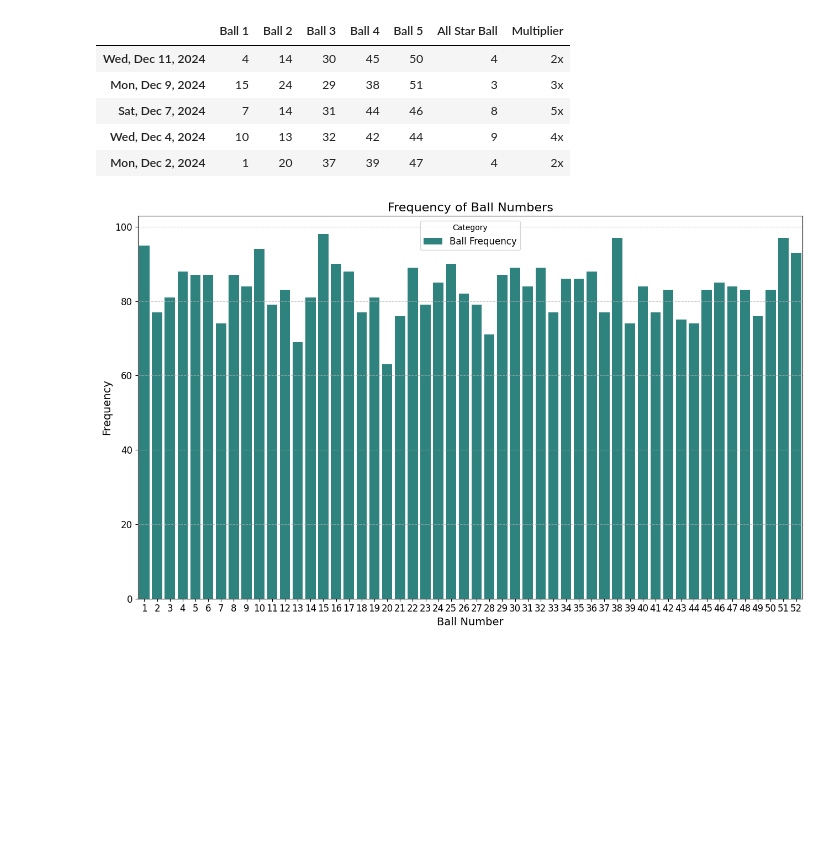
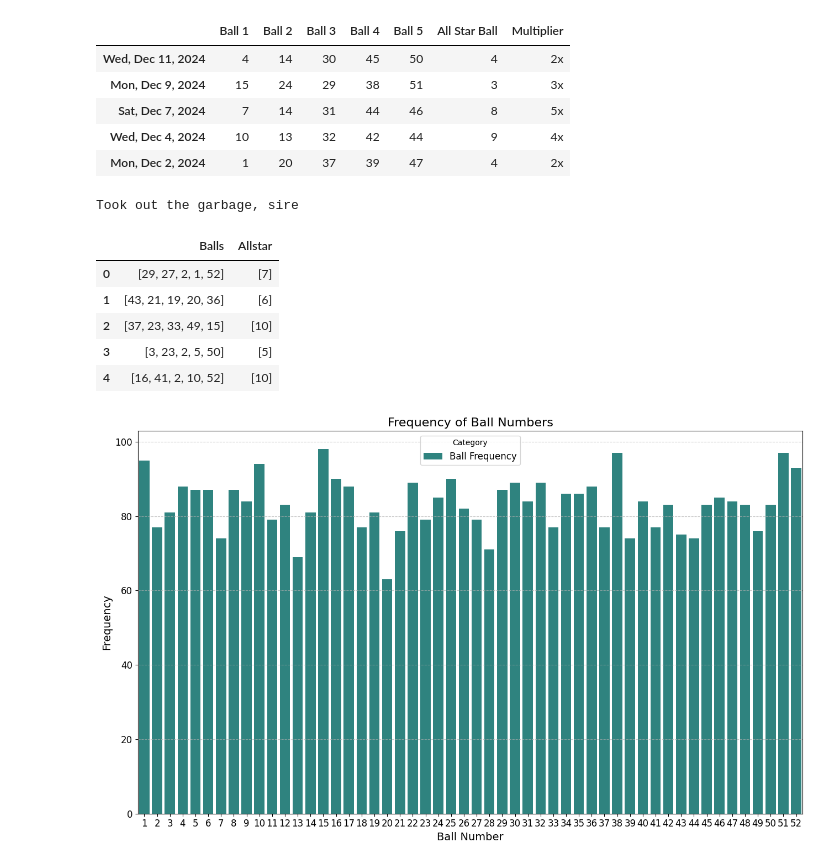
Before and after one commit to Agent-Diamonds/LottoAmericaDataFun, a Jupyter notebook: LottoAmerica.ipynb, the cells around one changed output. Saved outputs shown, nothing was run; the diff lists cells and outputs as text; code cells hidden in the pictures; blank space fills up the shorter version.

```diff
--- a/LottoAmerica.ipynb
+++ b/LottoAmerica.ipynb
@@ -37,6 +43,48 @@ df2.head()
 | Sat, Dec 7, 2024 | 7 | 14 | 31 | 44 | 46 | 8 | 5x |
 | Wed, Dec 4, 2024 | 10 | 13 | 32 | 42 | 44 | 9 | 4x |
 | Mon, Dec 2, 2024 | 1 | 20 | 37 | 39 | 47 | 4 | 2x |
+# %%
+#Build a Large of Large Numbers Dataset to compare to
+file_path = "synthetic_drawings.pickle"
+lln_synthetic_draws = {}
+def generate_synthetic_draws(sample_draws=15000000):
+    rng = np.random.default_rng()
+    all_balls = range(1, 52 + 1)
+    all_balls = np.array(all_balls, dtype=np.uint8) #Never enough RAM, I'm tempted to build some kind of dataloader
+    allstar_balls = range(1, 10 + 1)
+    allstar_balls = np.array(allstar_balls, dtype=np.uint8)
+    lln_synthetic_draws = {}
+
+
+    for i in np.array(range(sample_draws), dtype=np.uint32):
+        drawing = rng.choice(all_balls, size=5, replace=False)
+        all_star = rng.choice(allstar_balls, size=1, replace=False)
+        lln_synthetic_draws[i] = {"Balls" : drawing, "Allstar" : all_star}
+    with open(file_path, 'wb') as f:
+        pickle.dump(lln_synthetic_draws, f)
+        f.flush()  # Ensure all data is written to disk 'fore we take out the trash
+    lln_synthetic_draws.clear()
+    gc.collect() #Seriously, never enough RAM
+    print('Took out the garbage, sire')
+
+
+
+if os.path.exists(file_path):
+    with open(file_path, 'rb') as f:
+        lln_synthetic_df = pd.DataFrame.from_dict(pickle.load(f), orient='index')
+else:
+    generate_synthetic_draws()
+    with open(file_path, 'rb') as f:
+        lln_synthetic_df = pd.DataFrame.from_dict(pickle.load(f), orient='index')
+lln_synthetic_df.head()
+# %% [output]
+Took out the garbage, sire
+|  | Balls | Allstar |
+| 0 | [29, 27, 2, 1, 52] | [7] |
+| 1 | [43, 21, 19, 20, 36] | [6] |
+| 2 | [37, 23, 33, 49, 15] | [10] |
+| 3 | [3, 23, 2, 5, 50] | [5] |
+| 4 | [16, 41, 2, 10, 52] | [10] |
 # %%
 counts = df2[ball_list].values.flatten()
 ball_counts = pd.Series(counts).value_counts().reset_index()
```
Also changed, not shown: parts of 5 cells of this notebook.
